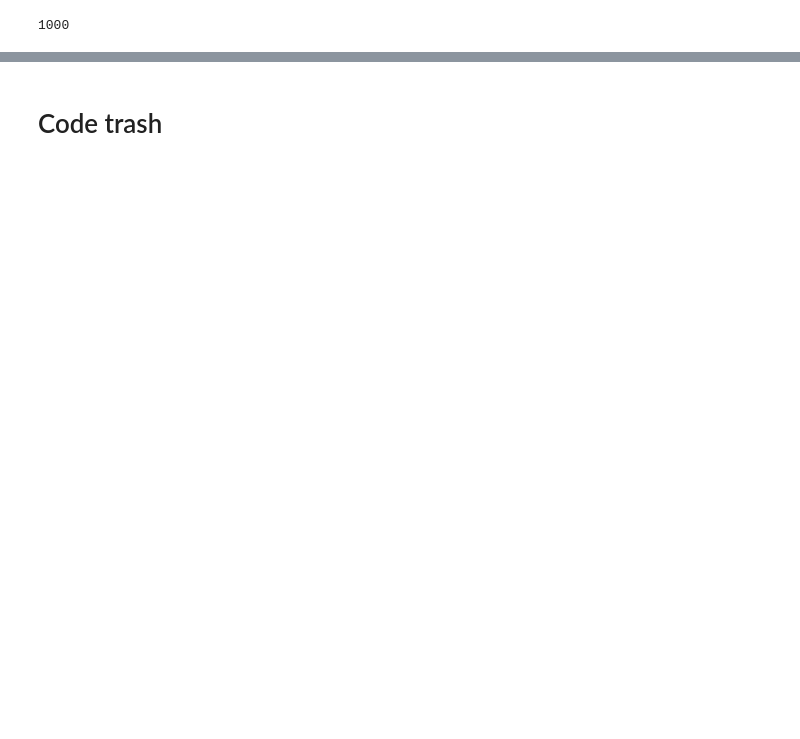
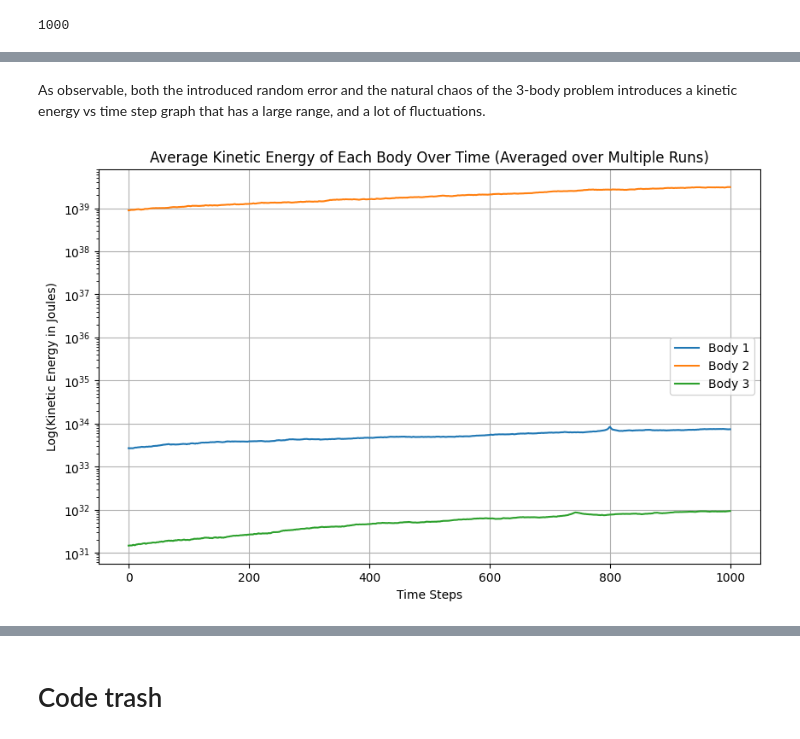
Before and after one commit to Darkosxl/3Body_Problem_Simulation, a Jupyter notebook: 3-Body Problem Simulation.ipynb, the cells around one changed output, grey strips where cells are left out. Cells and saved outputs as stored; diff of their text form; code cells hidden in the pictures; blank space fills up the shorter version.

```diff
--- a/3-Body Problem Simulation.ipynb
+++ b/3-Body Problem Simulation.ipynb
@@ -288,0 +342,32 @@ KeyError: (slice(None, None, None), 0, 0)
+# %% [markdown]
+As observable, both the introduced random error and the natural chaos of the 3-body problem introduces a kinetic energy vs time step graph that has a large range, and a lot of fluctuations.
+# %%
+def average_kinetic_energy_over_runs(num_runs, n_steps, dt, masses, initial_positions, initial_velocities, noise_level):
+    kinetic_energies_all_runs = np.zeros((num_runs, n_steps, len(masses)))
+
+    for run in range(num_runs):
+        _, _, kinetic_energies = simulate_with_perturbation(len(masses), n_steps, dt, masses, initial_positions, initial_velocities, noise_level)
+        kinetic_energies_all_runs[run] = kinetic_energies
+
+    # Average over all runs
+    average_kinetic_energies = np.mean(kinetic_energies_all_runs, axis=0)
+
+    return average_kinetic_energies
+
+# Example usage:
+num_runs = 100
+average_kinetic_energies = average_kinetic_energy_over_runs(num_runs, n_steps, dt, masses, initial_positions, initial_velocities, noise_level)
+
+# Plot the average kinetic energies
+plt.figure(figsize=(10, 6))
+for i in range(3):
+    plt.plot(np.arange(n_steps), average_kinetic_energies[:, i], label=f'Body {i+1}')
+plt.yscale('log')  # Use a logarithmic scale to better differentiate energies
+plt.title('Average Kinetic Energy of Each Body Over Time (Averaged over Multiple Runs)')
+plt.xlabel('Time Steps')
+plt.ylabel('Log(Kinetic Energy in Joules)')
+plt.legend()
+plt.grid(True)
+plt.show()
+# %% [output]
+[figure, added]
```
Also changed, not shown: parts of 12 cells of this notebook.
